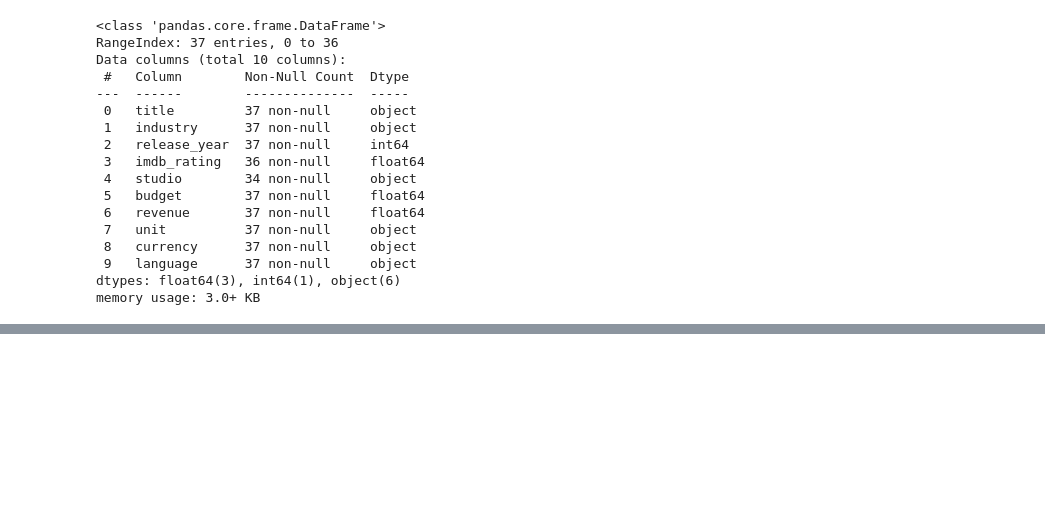
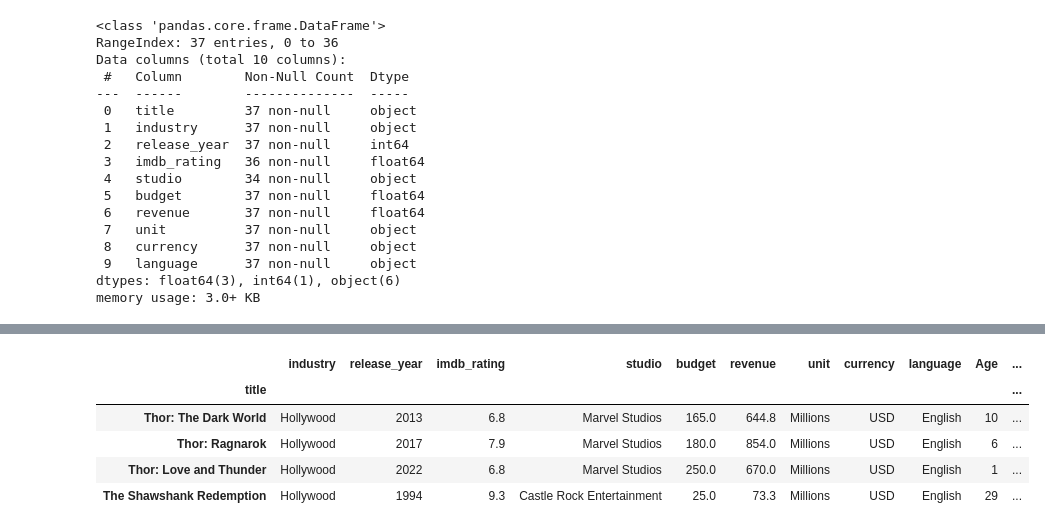
Before and after one commit to MDalamin5/Python-OOP, a Jupyter notebook: Python Libraries/Pandas/Data-Frem/intro.ipynb, the cells around one changed output, grey strips where cells are left out. Cells and saved outputs as stored; diff of their text form; code cells hidden in the pictures; blank space fills up the shorter version.

```diff
--- a/Python Libraries/Pandas/Data-Frem/intro.ipynb
+++ b/Python Libraries/Pandas/Data-Frem/intro.ipynb
@@ -152,0 +241,9 @@ memory usage: 3.0+ KB
+# %%
+df.iloc[2:6]
+# %% [output]
+|  | industry | release_year | imdb_rating | studio | budget | revenue | unit | currency | language | Age | ... |
+| title |  |  |  |  |  |  |  |  |  |  | ... |
+| Thor: The Dark World | Hollywood | 2013 | 6.8 | Marvel Studios | 165.0 | 644.8 | Millions | USD | English | 10 | ... |
+| Thor: Ragnarok | Hollywood | 2017 | 7.9 | Marvel Studios | 180.0 | 854.0 | Millions | USD | English | 6 | ... |
+| Thor: Love and Thunder | Hollywood | 2022 | 6.8 | Marvel Studios | 250.0 | 670.0 | Millions | USD | English | 1 | ... |
+| The Shawshank Redemption | Hollywood | 1994 | 9.3 | Castle Rock Entertainment | 25.0 | 73.3 | Millions | USD | English | 29 | ... |
```
Also changed, not shown: parts of 11 cells of this notebook.
